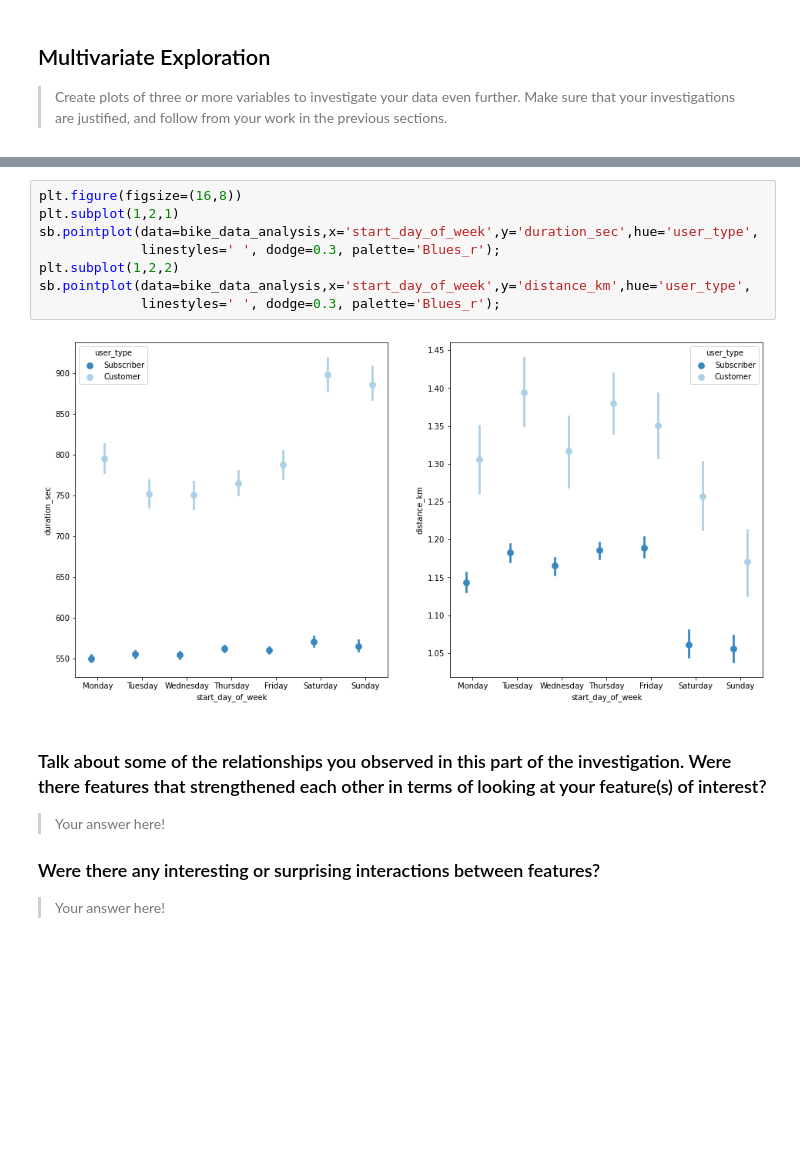
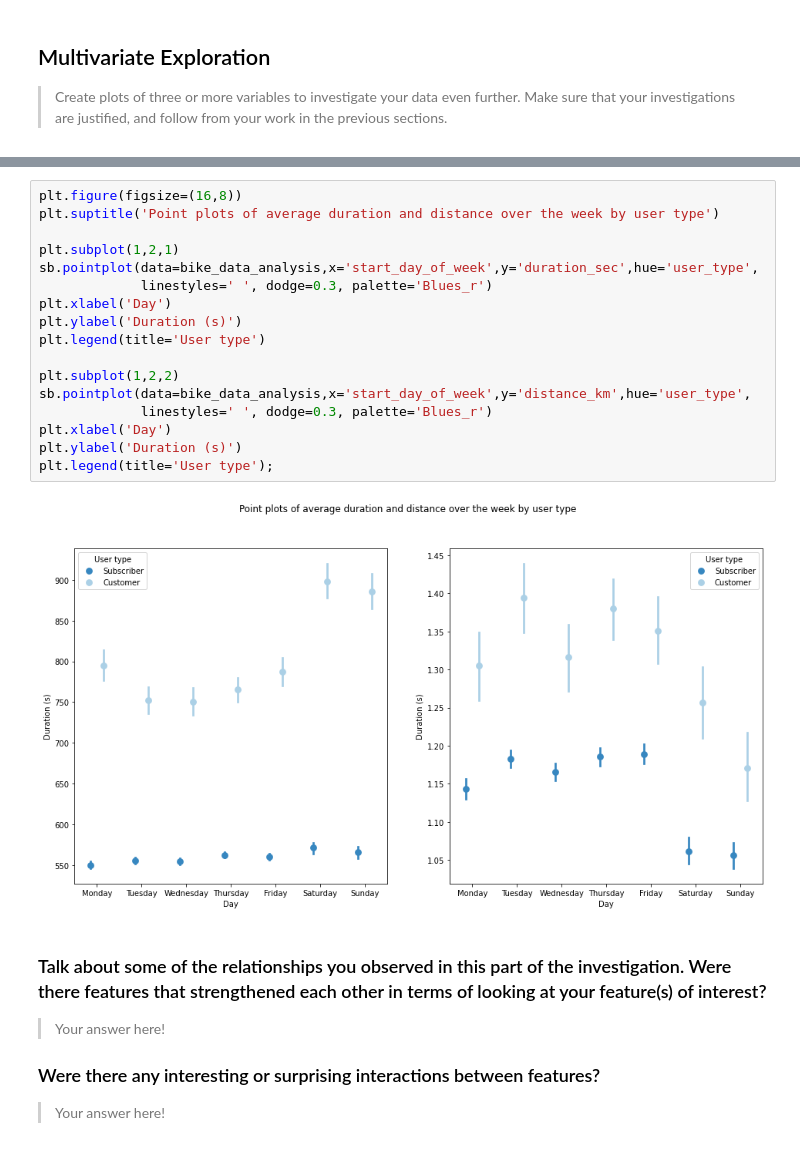
Before and after one commit to LukeConfait/udacity_data_analysis_projects, a Jupyter notebook: project_3/Part_I_exploration_template.ipynb, the cells around one changed output, grey strips where cells are left out. Saved outputs shown, nothing was run; the diff lists cells and outputs as text; blank space fills up the shorter version.

```diff
--- a/project_3/Part_I_exploration_template.ipynb
+++ b/project_3/Part_I_exploration_template.ipynb
@@ -714,13 +734,22 @@ sb.pointplot(data=bike_data_analysis,x='start_day_of_week',y='distance_km',hue='
 # %%
 plt.figure(figsize=(16,8))
+plt.suptitle('Point plots of average duration and distance over the week by user type')
+
 plt.subplot(1,2,1)
 sb.pointplot(data=bike_data_analysis,x='start_day_of_week',y='duration_sec',hue='user_type',
-             linestyles=' ', dodge=0.3, palette='Blues_r');
+             linestyles=' ', dodge=0.3, palette='Blues_r')
+plt.xlabel('Day')
+plt.ylabel('Duration (s)')
+plt.legend(title='User type')
+
 plt.subplot(1,2,2)
 sb.pointplot(data=bike_data_analysis,x='start_day_of_week',y='distance_km',hue='user_type',
-             linestyles=' ', dodge=0.3, palette='Blues_r');
+             linestyles=' ', dodge=0.3, palette='Blues_r')
+plt.xlabel('Day')
+plt.ylabel('Duration (s)')
+plt.legend(title='User type');
 # %% [output]
-[figure, old version]
+[figure, new version]
 # %% [markdown]
 ### Talk about some of the relationships you observed in this part of the investigation. Were there features that strengthened each other in terms of looking at your feature(s) of interest?
 
```
Also changed, not shown: parts of 8 cells of this notebook.
